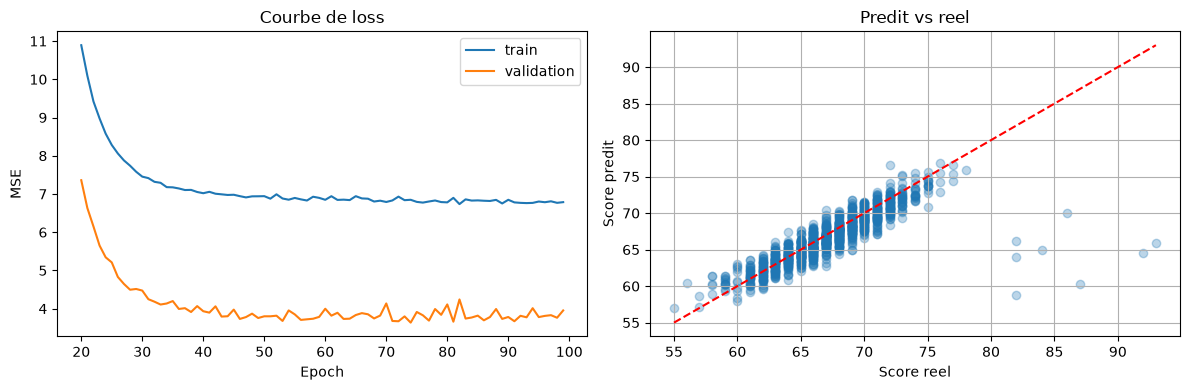
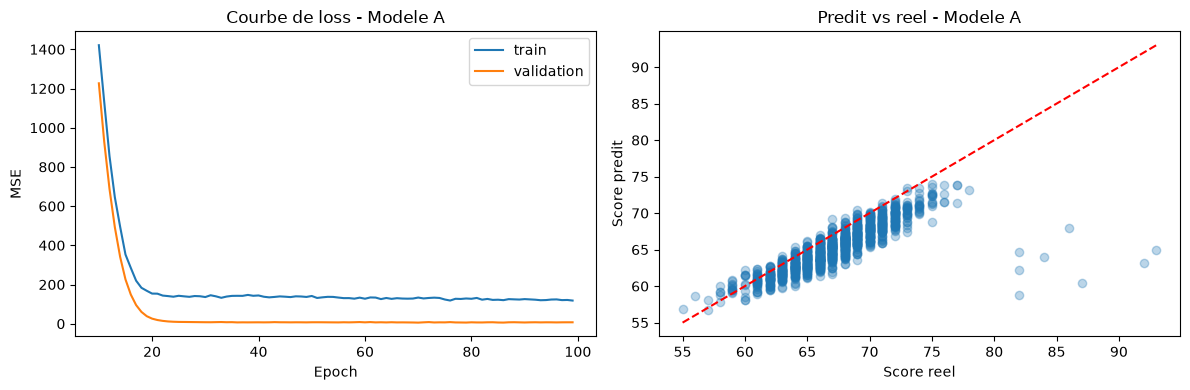
The notebook cell's code change between the first figure and the second:
--- before
+++ after
@@ -1,30 +1,33 @@
 from sklearn.metrics import mean_squared_error
 
-y_pred = modele.predict(X_test, verbose=0).flatten()
-mse = mean_squared_error(y_test, y_pred)
+modele_list = [modele_A, modele_B]
+historique_list = [historique_A, historique_B]
+noms = ["Modele A", "Modele B"]
 
-print(f"MSE test  : {mse:.3f}")
+for modele, historique, nom in zip(modele_list, historique_list, noms):
+    y_pred = modele.predict(X_test, verbose=0).flatten()
+    mse = mean_squared_error(y_test, y_pred)
 
-fig, axes = plt.subplots(1, 2, figsize=(12, 4))
+    print(f"{nom} - MSE test : {mse:.3f}")
 
-n_skip = 20
-epochs = range(n_skip, len(historique.history["loss"]))
+    fig, axes = plt.subplots(1, 2, figsize=(12, 4))
 
-axes[0].plot(epochs, historique.history["loss"][n_skip:], label="train")
-axes[0].plot(epochs, historique.history["val_loss"][n_skip:], label="validation")
-axes[0].set_xlabel("Epoch")
-axes[0].set_ylabel("MSE")
-axes[0].set_title("Courbe de loss")
-axes[0].legend()
+    n_skip = 10
+    epochs = range(n_skip, len(historique.history["loss"]))
 
-# Predit vs reel
-axes[1].scatter(y_test, y_pred, alpha=0.3)
-axes[1].plot([y_test.min(), y_test.max()],
-             [y_test.min(), y_test.max()], "r--")
-axes[1].set_xlabel("Score reel")
-axes[1].set_ylabel("Score predit")
-axes[1].set_title("Predit vs reel")
+    axes[0].plot(epochs, historique.history["loss"][n_skip:], label="train")
+    axes[0].plot(epochs, historique.history["val_loss"][n_skip:], label="validation")
+    axes[0].set_xlabel("Epoch")
+    axes[0].set_ylabel("MSE")
+    axes[0].set_title(f"Courbe de loss - {nom}")
+    axes[0].legend()
 
-plt.grid(True)
-plt.tight_layout()
-plt.show()
+    axes[1].scatter(y_test, y_pred, alpha=0.3)
+    axes[1].plot([y_test.min(), y_test.max()],
+                 [y_test.min(), y_test.max()], "r--")
+    axes[1].set_xlabel("Score reel")
+    axes[1].set_ylabel("Score predit")
+    axes[1].set_title(f"Predit vs reel - {nom}")
+
+    plt.tight_layout()
+    plt.show()

Commit: maj archi ml